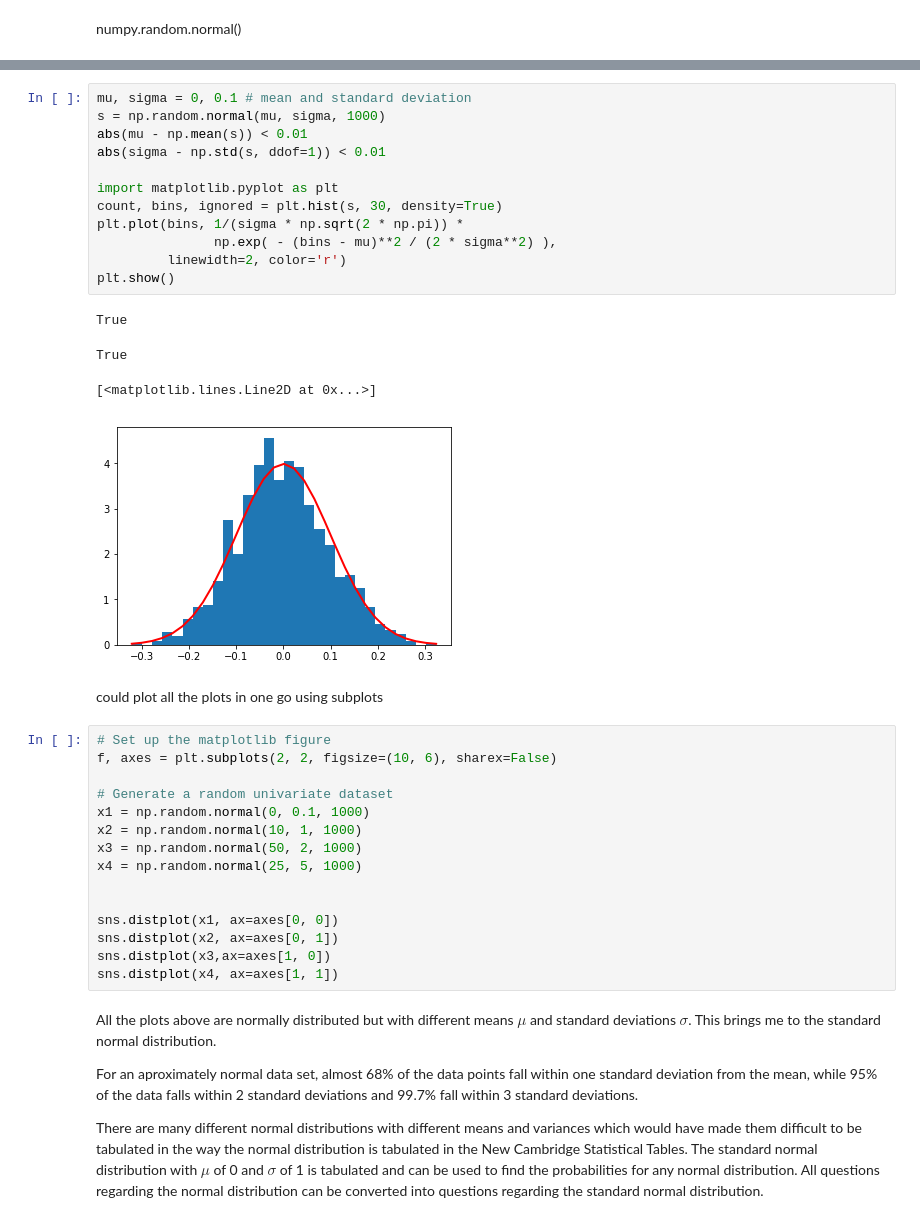
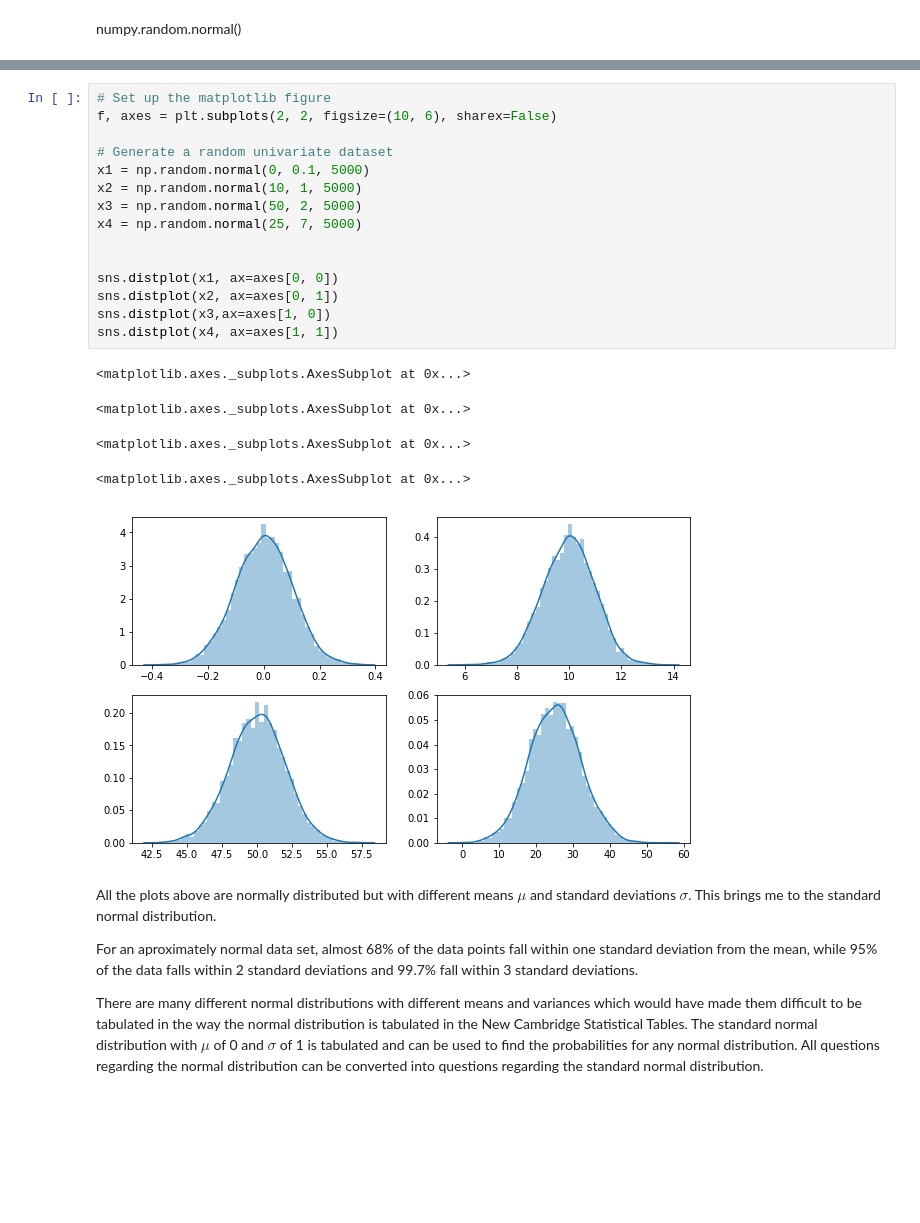
Before and after one commit to angela1C/Programming-for-Data-Analysis-numpy.random-project-2019, a Jupyter notebook: NumpyRandom.ipynb, the cells around one changed output, grey strips where cells are left out. Saved outputs shown, nothing was run; the diff lists cells and outputs as text; blank space fills up the shorter version.

```diff
--- a/NumpyRandom.ipynb
+++ b/NumpyRandom.ipynb
@@ -1263,37 +1266,24 @@ np.std(x) # showing the standard deviation across all the values
-# %%
-mu, sigma = 0, 0.1 # mean and standard deviation
-s = np.random.normal(mu, sigma, 1000)
-abs(mu - np.mean(s)) < 0.01
-abs(sigma - np.std(s, ddof=1)) < 0.01
-
-import matplotlib.pyplot as plt
-count, bins, ignored = plt.hist(s, 30, density=True)
-plt.plot(bins, 1/(sigma * np.sqrt(2 * np.pi)) *
-               np.exp( - (bins - mu)**2 / (2 * sigma**2) ),
-         linewidth=2, color='r')
-plt.show()
-# %% [output]
-True
-True
-[<matplotlib.lines.Line2D at 0x...>]
-[figure, removed]
-# %% [markdown]
-could plot all the plots in one go using subplots
 # %%
 # Set up the matplotlib figure
 f, axes = plt.subplots(2, 2, figsize=(10, 6), sharex=False)
 
 # Generate a random univariate dataset
-x1 = np.random.normal(0, 0.1, 1000)
-x2 = np.random.normal(10, 1, 1000)
-x3 = np.random.normal(50, 2, 1000)
-x4 = np.random.normal(25, 5, 1000)
+x1 = np.random.normal(0, 0.1, 5000)
+x2 = np.random.normal(10, 1, 5000)
+x3 = np.random.normal(50, 2, 5000)
+x4 = np.random.normal(25, 7, 5000)
 
 
 sns.distplot(x1, ax=axes[0, 0])
 sns.distplot(x2, ax=axes[0, 1])
 sns.distplot(x3,ax=axes[1, 0])
 sns.distplot(x4, ax=axes[1, 1])
+# %% [output]
+<matplotlib.axes._subplots.AxesSubplot at 0x...>
+<matplotlib.axes._subplots.AxesSubplot at 0x...>
+<matplotlib.axes._subplots.AxesSubplot at 0x...>
+<matplotlib.axes._subplots.AxesSubplot at 0x...>
+[figure, added]
 # %% [markdown]
 All the plots above are normally distributed but with different means $\mu$ and standard deviations $\sigma$.
 This brings me to the standard normal distribution.
```
Also changed, not shown: parts of 31 cells of this notebook.
